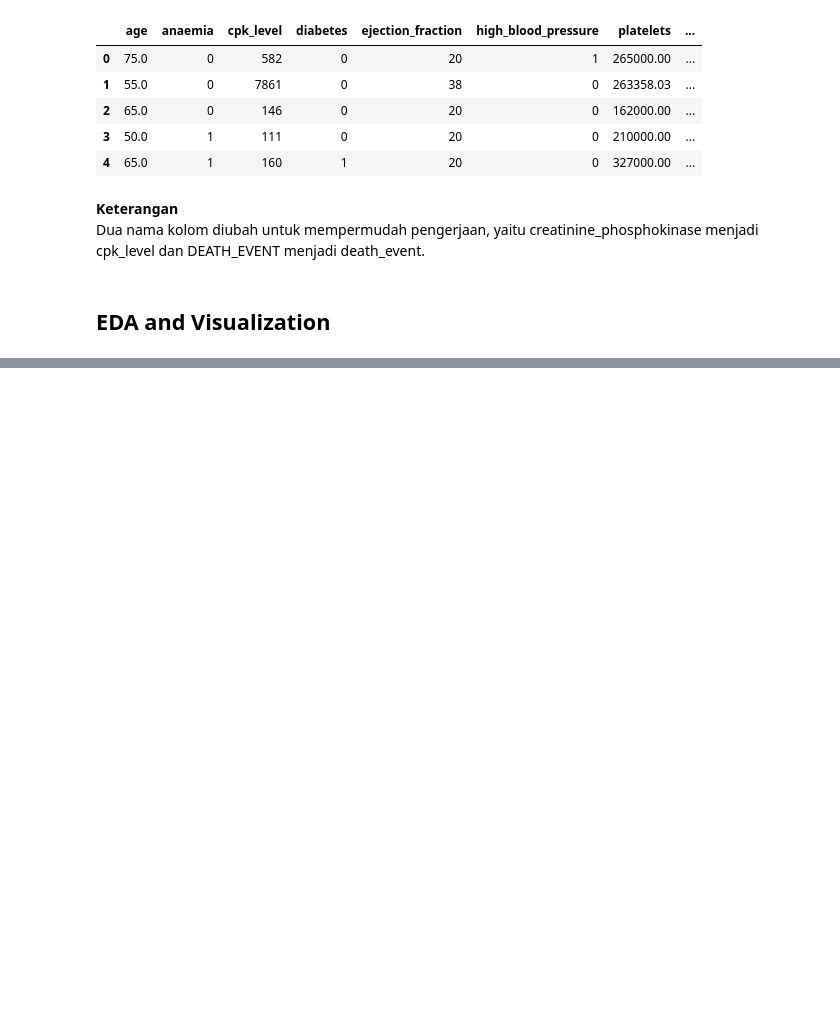
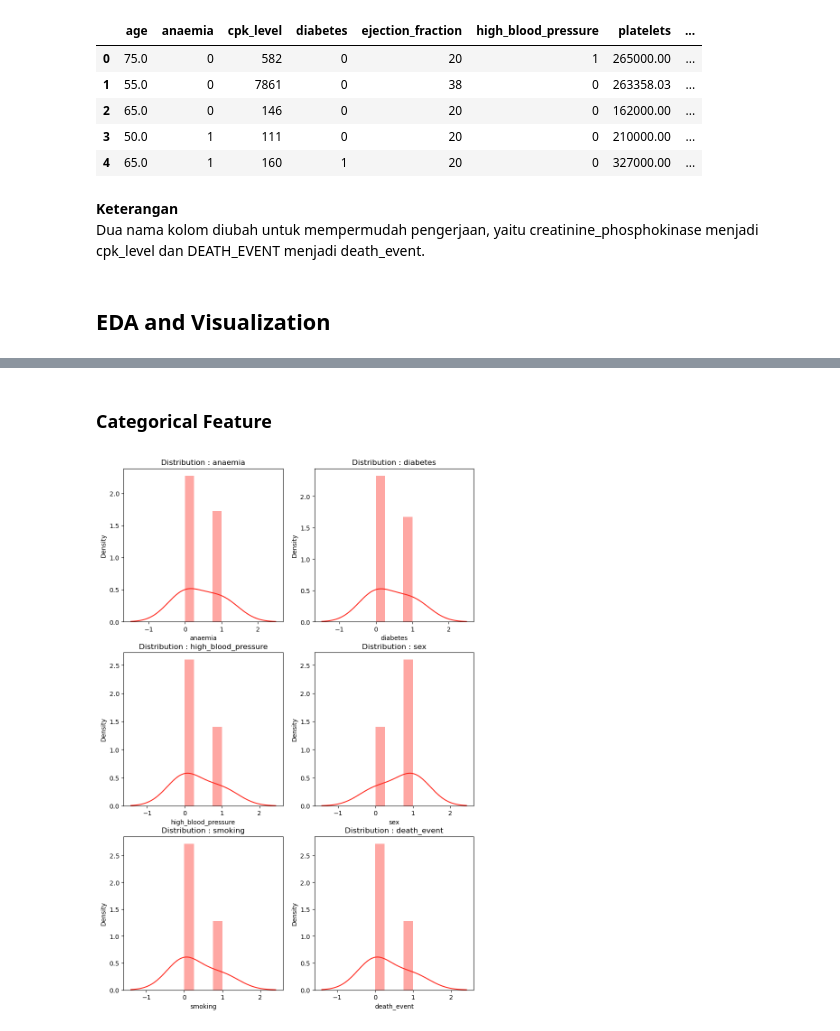
Before and after one commit to qarisp/H8_PYTN-KS08-019, a Jupyter notebook: FinalProject/FinalProject3/Notebook/PYTN_KampusMerdeka_fp3_Qaris Ardian Pratama.ipynb, the cells around one changed output, grey strips where cells are left out. Drawn from its saved outputs; the diff is of its cells as text; code cells hidden in the pictures; blank space fills up the shorter version.

```diff
--- a/FinalProject/FinalProject3/Notebook/PYTN_KampusMerdeka_fp3_Qaris Ardian Pratama.ipynb
+++ b/FinalProject/FinalProject3/Notebook/PYTN_KampusMerdeka_fp3_Qaris Ardian Pratama.ipynb
@@ -219,0 +148,12 @@ Orang yang tidak mengidap diabetes memiliki tingkat keselamatan yang merata di u
+# %%
+col = list(df_clean.columns)
+categorical_features = []
+numerical_features = []
+for i in col:
+    if len(df_clean[i].unique()) > 6:
+        numerical_features.append(i)
+    else:
+        categorical_features.append(i)
+
+print('Categorical Features :',*categorical_features)
+print('Numerical Features :',*numerical_features)
@@ -219,0 +167,5 @@ Orang yang tidak mengidap diabetes memiliki tingkat keselamatan yang merata di u
+# %%
+df_clean['age'] = df_clean['age'].astype(int)
+df_clean['platelets'] = df_clean['platelets'].astype(int)
+df1 = df_clean.copy(deep = True)
+df1.head()
@@ -219,0 +179,14 @@ Orang yang tidak mengidap diabetes memiliki tingkat keselamatan yang merata di u
+# %% [markdown]
+### Categorical Feature
+# %%
+colors = ['#FE251B','#FFFFFF']
+
+fig, ax = plt.subplots(nrows = 3,ncols = 2,figsize = (10,15))
+for i in range(len(categorical_features)):
+
+    plt.subplot(3,2,i+1)
+    sns.distplot(df1[categorical_features[i]],kde_kws = {'bw' : 1},color = colors[0]);
+    title = 'Distribution : ' + categorical_features[i]
+    plt.title(title)
+# %% [output]
+[figure, added]
```
Also changed, not shown: parts of 21 cells of this notebook.
